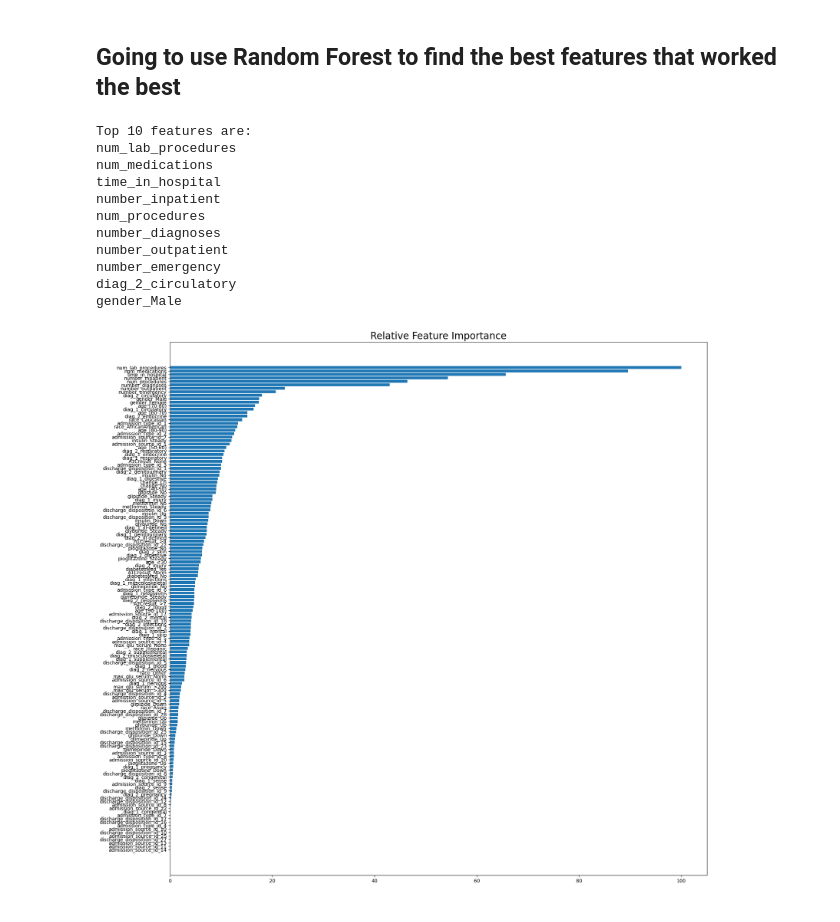
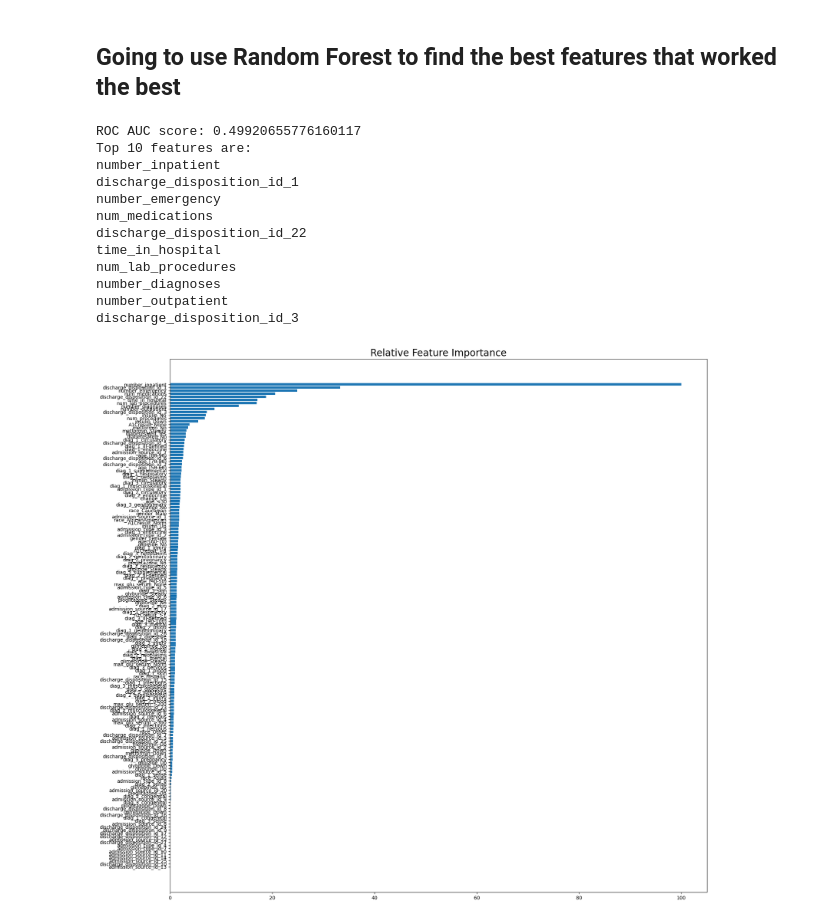
Before and after one commit to Shad47486/diabetes-analysis, a Jupyter notebook: scripts/jupyter/testing.ipynb, the cells around one changed output. Cells and saved outputs as stored; diff of their text form; code cells hidden in the pictures.

```diff
--- a/scripts/jupyter/testing.ipynb
+++ b/scripts/jupyter/testing.ipynb
@@ -226,7 +109,7 @@ diabetes2 = impute_categorical(diabetes2, 1, ['race', 'diag_1', 'diag_2', 'diag_
 # %%
 cols_to_encode = ['race', 'age', 'gender', 'admission_type_id', 'admission_source_id',
                'discharge_disposition_id',
-               'diag_1', 'diag_2', 'max_glu_serum',
+               'diag_1', 'diag_2', 'diag_3', 'max_glu_serum',
                'A1Cresult', 'insulin', 'metformin',
                'glimepiride', 'glipizide', 'glyburide', 'pioglitazone',
                'change', 'diabetesMed']
@@ -317,9 +200,9 @@ y_test = test_df['readmitted']
 # %%
 # scaling our numerical values to fit the model
 scaler=StandardScaler()
-X_train[['time_in_hospital', 'num_lab_procedures', 'num_procedures', 'num_medications']] = pd.DataFrame(scaler.fit_transform(X_train[['time_in_hospital', 'num_lab_procedures', 'num_procedures', 'num_medications']]),columns=['time_in_hospital', 'num_lab_procedures', 'num_procedures', 'num_medications'])
-X_valid[['time_in_hospital', 'num_lab_procedures', 'num_procedures', 'num_medications']] = pd.DataFrame(scaler.transform(X_valid[['time_in_hospital', 'num_lab_procedures', 'num_procedures', 'num_medications']]),columns=['time_in_hospital', 'num_lab_procedures', 'num_procedures', 'num_medications'])
-X_test[['time_in_hospital', 'num_lab_procedures', 'num_procedures', 'num_medications']] = pd.DataFrame(scaler.transform(X_test[['time_in_hospital', 'num_lab_procedures', 'num_procedures', 'num_medications']]),columns=['time_in_hospital', 'num_lab_procedures', 'num_procedures', 'num_medications'])
+X_train[['time_in_hospital', 'num_lab_procedures', 'num_procedures', 'num_medications', 'number_emergency', 'number_outpatient', 'number_inpatient']] = pd.DataFrame(scaler.fit_transform(X_train[['time_in_hospital', 'num_lab_procedures', 'num_procedures', 'num_medications', 'number_emergency', 'number_outpatient', 'number_inpatient']]),columns=['time_in_hospital', 'num_lab_procedures', 'num_procedures', 'num_medications', 'number_emergency', 'number_outpatient', 'number_inpatient'])
+X_valid[['time_in_hospital', 'num_lab_procedures', 'num_procedures', 'num_medications', 'number_emergency', 'number_outpatient', 'number_inpatient']] = pd.DataFrame(scaler.transform(X_valid[['time_in_hospital', 'num_lab_procedures', 'num_procedures', 'num_medications', 'number_emergency', 'number_outpatient', 'number_inpatient']]),columns=['time_in_hospital', 'num_lab_procedures', 'num_procedures', 'num_medications', 'number_emergency', 'number_outpatient', 'number_inpatient'])
+X_test[['time_in_hospital', 'num_lab_procedures', 'num_procedures', 'num_medications', 'number_emergency', 'number_outpatient', 'number_inpatient']] = pd.DataFrame(scaler.transform(X_test[['time_in_hospital', 'num_lab_procedures', 'num_procedures', 'num_medications', 'number_emergency', 'number_outpatient', 'number_inpatient']]),columns=['time_in_hospital', 'num_lab_procedures', 'num_procedures', 'num_medications', 'number_emergency', 'number_outpatient', 'number_inpatient'])
 # %%
 def calc_specificity(y_actual, y_pred, thresh):
     # calculates specificity
@@ -567,40 +455,34 @@ recall_score(y_valid, rf_hp_preds)
 # %% [markdown]
 ## Going to use Random Forest to find the best features that worked the best
 # %%
-# create X (features) and y (response)
-X = diabetes2.drop(['readmitted'], axis=1)
-y = diabetes2['readmitted']
-X_cv, X_test, y_cv, y_test = train_test_split(X, y, test_size=0.25)
-# fit Random Forest model to the cross-validation data
-from sklearn.ensemble import RandomForestClassifier
-forest = RandomForestClassifier()
-forest.fit(X_cv, y_cv)
-importances = forest.feature_importances_
-# make importance relative to the max importance
+print("ROC AUC score:", roc_auc_score(y_test, rf_hp_preds_proba))
+
+# plot relative feature importance
+importances = rf_random.best_estimator_.feature_importances_
 feature_importance = 100.0 * (importances / importances.max())
 sorted_idx = np.argsort(feature_importance)
-feature_names = list(X_cv.columns.values)
+feature_names = list(X_train.columns.values)
 feature_names_sort = [feature_names[indice] for indice in sorted_idx]
 pos = np.arange(sorted_idx.shape[0]) + .5
 print('Top 10 features are: ')
 for feature in feature_names_sort[::-1][:10]:
     print(feature)
-# plot the result
 plt.figure(figsize=(20, 20))
 plt.barh(pos, feature_importance[sorted_idx], align='center')
 plt.yticks(pos, feature_names_sort)
 plt.title('Relative Feature Importance', fontsize=20)
 plt.show()
 # %% [output]
+ROC AUC score: 0.49920655776160117
 Top 10 features are:
+number_inpatient
+discharge_disposition_id_1
+number_emergency
+num_medications
+discharge_disposition_id_22
+time_in_hospital
 num_lab_procedures
-num_medications
-time_in_hospital
-number_inpatient
-num_procedures
 number_diagnoses
 number_outpatient
-number_emergency
-diag_2_circulatory
-gender_Male
+discharge_disposition_id_3
-[figure, old version]
+[figure, new version]
```
Also changed, not shown: parts of 19 cells of this notebook, 5 other files.
